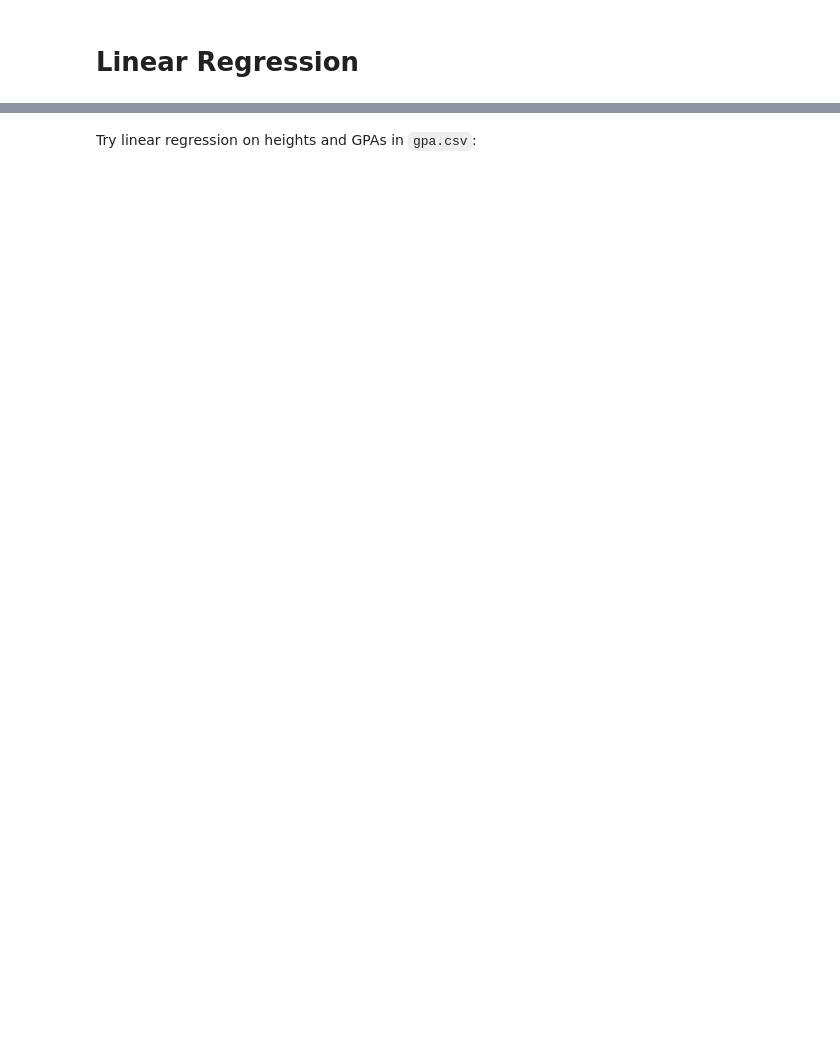
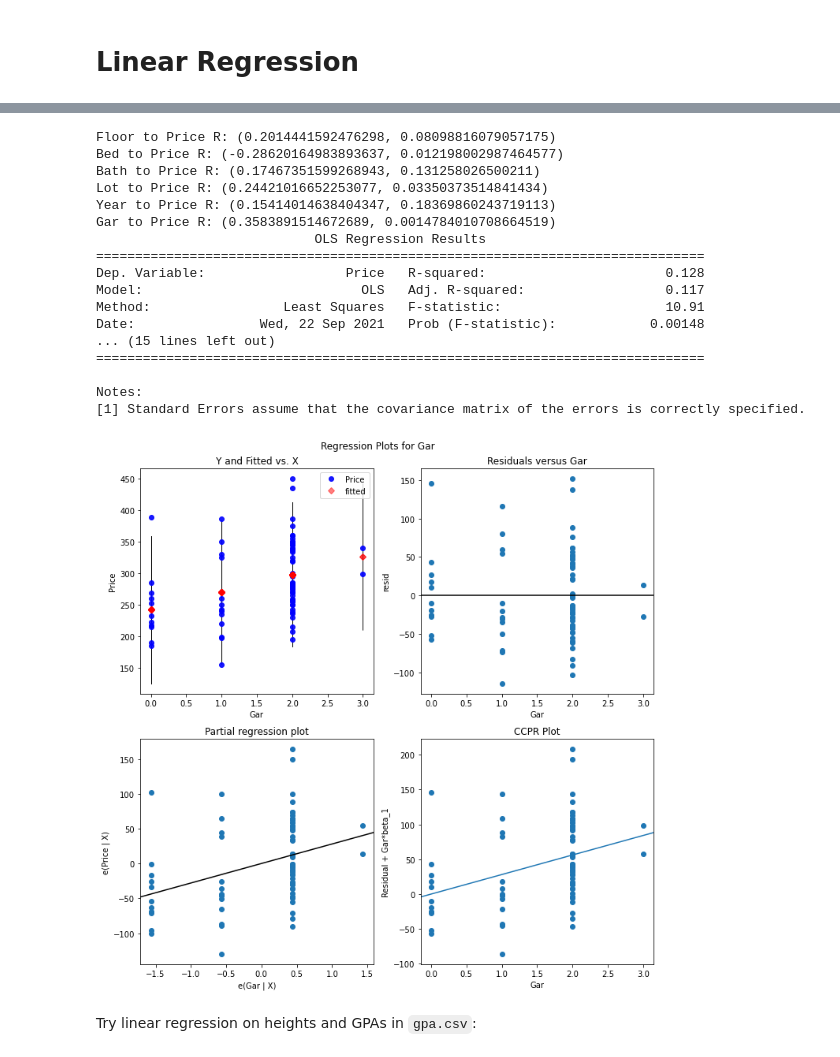
Before and after one commit to curtywang/ee5020-notes-fa21, a Jupyter notebook: day9/linear_regression.ipynb, the cells around one changed output, grey strips where cells are left out. Drawn from its saved outputs; the diff is of its cells as text; code cells hidden in the pictures; blank space fills up the shorter version.

Commit message:
updated notes

```diff
--- a/day9/linear_regression.ipynb
+++ b/day9/linear_regression.ipynb
@@ -25,5 +32,41 @@
 6. Use `prediction.summary_frame()` to get intervals. Prediction intervals (obs_ci*) quantify uncertainty of an individual value given an $x$. Confidence intervals (mean_ci*) quantify uncertainty of population means given an $x$.
 
 Try this below to see if floor area can be used to model the home price in `homes.csv`:
+# %%
+df_homes = pd.read_csv('../as_datasets/homes.csv')
+
+print(f"Floor to Price R: {scipy.stats.pearsonr(df_homes['Floor'], df_homes['Price'])}")
+print(f"Bed to Price R: {scipy.stats.pearsonr(df_homes['Bed'], df_homes['Price'])}")
+print(f"Bath to Price R: {scipy.stats.pearsonr(df_homes['Bath'], df_homes['Price'])}")
+print(f"Lot to Price R: {scipy.stats.pearsonr(df_homes['Lot'], df_homes['Price'])}")
+print(f"Year to Price R: {scipy.stats.pearsonr(df_homes['Year'], df_homes['Price'])}")
+print(f"Gar to Price R: {scipy.stats.pearsonr(df_homes['Gar'], df_homes['Price'])}")
+
+ols_model = statsmodels.formula.api.ols('Price ~ Gar', data=df_homes)
+ols_result = ols_model.fit()
+print(ols_result.summary())
+
+ols_gar_fig = plt.figure(figsize=(10, 10))
+statsmodels.graphics.regressionplots.plot_regress_exog(ols_result, "Gar", fig=ols_gar_fig)
+ols_gar_fig.tight_layout(pad=1.0)
+# %% [output]
+Floor to Price R: (0.2014441592476298, 0.08098816079057175)
+Bed to Price R: (-0.28620164983893637, 0.012198002987464577)
+Bath to Price R: (0.17467351599268943, 0.131258026500211)
+Lot to Price R: (0.24421016652253077, 0.03350373514841434)
+Year to Price R: (0.15414014638404347, 0.18369860243719113)
+Gar to Price R: (0.3583891514672689, 0.0014784010708664519)
+                            OLS Regression Results
+==============================================================================
+Dep. Variable:                  Price   R-squared:                       0.128
+Model:                            OLS   Adj. R-squared:                  0.117
+Method:                 Least Squares   F-statistic:                     10.91
+Date:                Wed, 22 Sep 2021   Prob (F-statistic):            0.00148
+... (15 lines left out)
+==============================================================================
+
+Notes:
+[1] Standard Errors assume that the covariance matrix of the errors is correctly specified.
+[figure, added]
 # %% [markdown]
 Try linear regression on heights and GPAs in `gpa.csv`:
```
Also changed, not shown: parts of 6 cells of this notebook, 1 other file.
